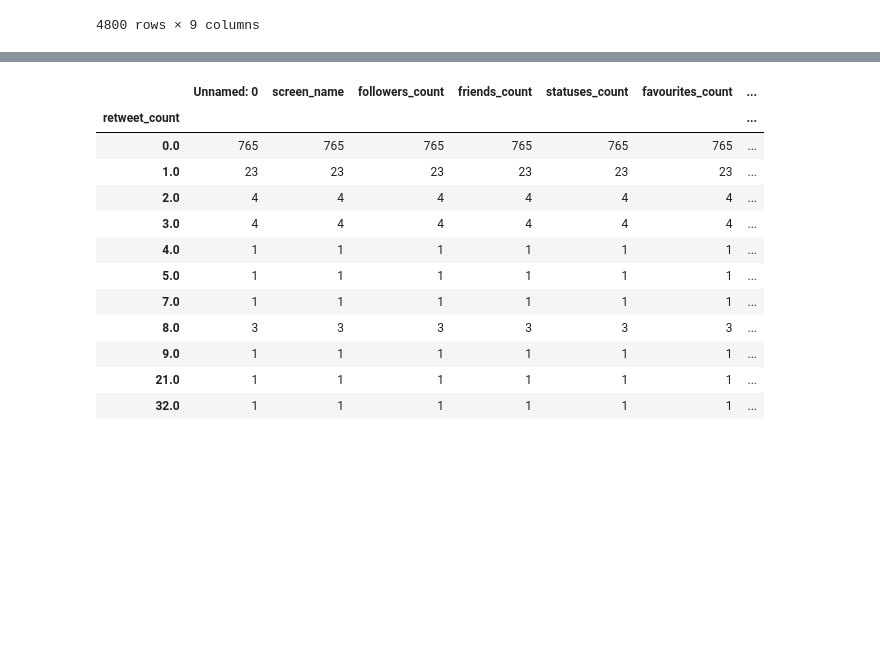
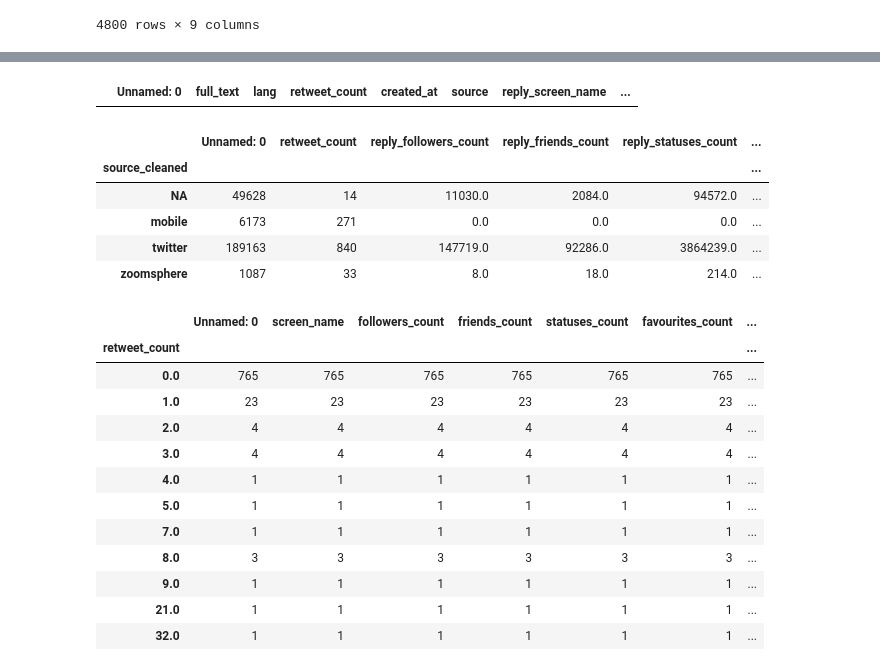
Before and after one commit to roman-ruzica/twitter_project_ruzica_zacharova, a Jupyter notebook: Analysis.ipynb, the cells around one changed output, grey strips where cells are left out. Cells and saved outputs as stored; diff of their text form; code cells hidden in the pictures; blank space fills up the shorter version.

```diff
--- a/Analysis.ipynb
+++ b/Analysis.ipynb
@@ -66,3 +50,18 @@ all_pd.sort_values('reply_time')
+# %%
+all_pd['source_cleaned'] = extract_pattern_from_list(all_pd['source'], ["mobile", "android", "zoomsphere", "socialbakers", "twitter", "kontentino", "myplume", "instagram", "buffer"])
+# %%
+all_pd[all_pd['source_cleaned'] == 'NA']
+# %% [output]
+|  | Unnamed: 0 | full_text | lang | retweet_count | created_at | source | reply_screen_name | ... |
+# %%
+all_pd.groupby('source_cleaned').sum()
+# %% [output]
+|  | Unnamed: 0 | retweet_count | reply_followers_count | reply_friends_count | reply_statuses_count | ... |
+| source_cleaned |  |  |  |  |  | ... |
+| NA | 49628 | 14 | 11030.0 | 2084.0 | 94572.0 | ... |
+| mobile | 6173 | 271 | 0.0 | 0.0 | 0.0 | ... |
+| twitter | 189163 | 840 | 147719.0 | 92286.0 | 3864239.0 | ... |
+| zoomsphere | 1087 | 33 | 8.0 | 18.0 | 214.0 | ... |
 # %%
 rajf_reply.groupby("retweet_count").count()
 # %% [output]
```
Also changed, not shown: parts of 4 cells of this notebook, 4 other files.
